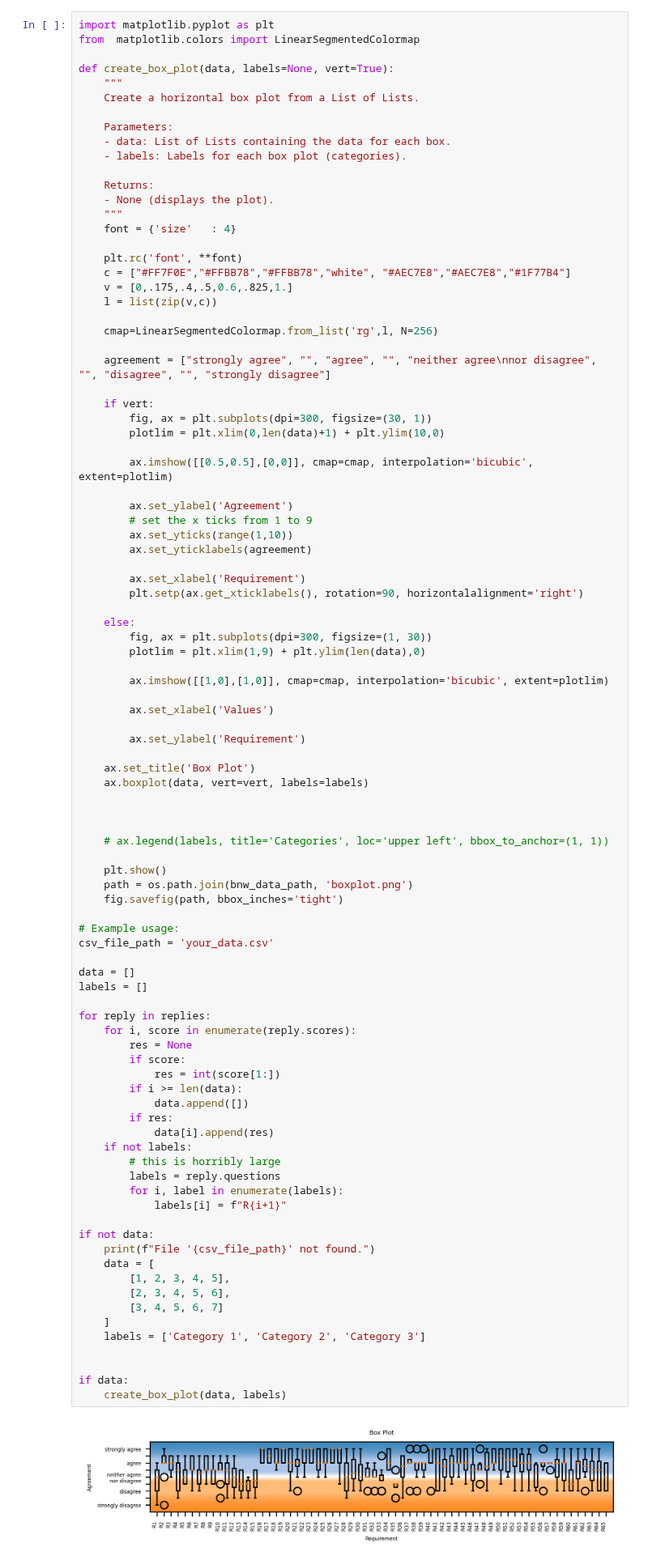
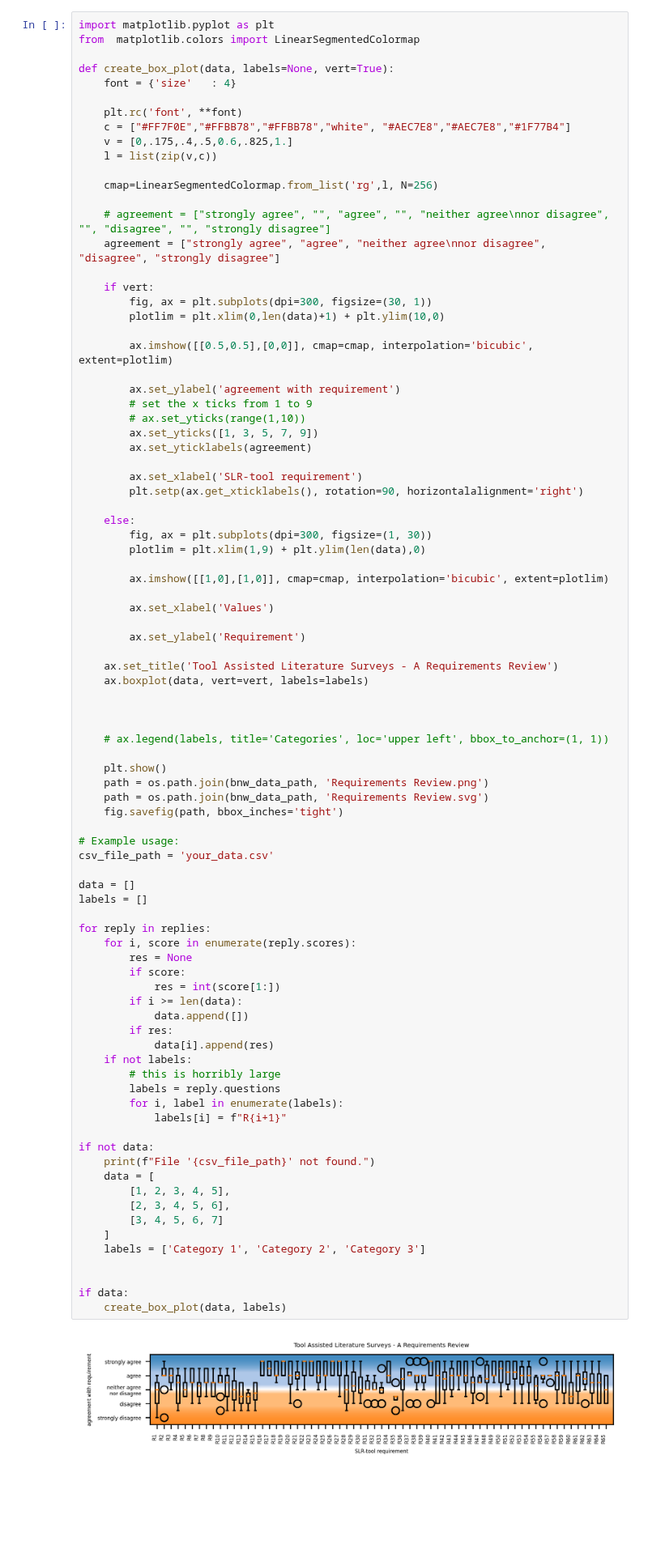
Before and after one commit to borgnetzwerk/tools, a Jupyter notebook: scripts/SWARM-SLR/data/evaluation.ipynb, the cells around one changed output. Shown at 81% size. Cells and saved outputs as stored; diff of their text form; blank space fills up the shorter version.

```diff
--- a/scripts/SWARM-SLR/data/evaluation.ipynb
+++ b/scripts/SWARM-SLR/data/evaluation.ipynb
@@ -124,16 +124,6 @@ import matplotlib.pyplot as plt
 from  matplotlib.colors import LinearSegmentedColormap
 
 def create_box_plot(data, labels=None, vert=True):
-    """
-    Create a horizontal box plot from a List of Lists.
-
-    Parameters:
-    - data: List of Lists containing the data for each box.
-    - labels: Labels for each box plot (categories).
-
-    Returns:
-    - None (displays the plot).
-    """
     font = {'size'   : 4}
 
     plt.rc('font', **font)
@@ -143,7 +133,8 @@ def create_box_plot(data, labels=None, vert=True):
 
     cmap=LinearSegmentedColormap.from_list('rg',l, N=256)
 
-    agreement = ["strongly agree", "", "agree", "", "neither agree\nnor disagree", "", "disagree", "", "strongly disagree"]
+    # agreement = ["strongly agree", "", "agree", "", "neither agree\nnor disagree", "", "disagree", "", "strongly disagree"]
+    agreement = ["strongly agree", "agree", "neither agree\nnor disagree", "disagree", "strongly disagree"]
 
     if vert:
         fig, ax = plt.subplots(dpi=300, figsize=(30, 1))
@@ -151,12 +142,13 @@ def create_box_plot(data, labels=None, vert=True):
 
         ax.imshow([[0.5,0.5],[0,0]], cmap=cmap, interpolation='bicubic', extent=plotlim)
 
-        ax.set_ylabel('Agreement')
+        ax.set_ylabel('agreement with requirement')
         # set the x ticks from 1 to 9
-        ax.set_yticks(range(1,10))
+        # ax.set_yticks(range(1,10))
+        ax.set_yticks([1, 3, 5, 7, 9])
         ax.set_yticklabels(agreement)
 
-        ax.set_xlabel('Requirement')
+        ax.set_xlabel('SLR-tool requirement')
         plt.setp(ax.get_xticklabels(), rotation=90, horizontalalignment='right')
 
     else:
@@ -169,7 +161,7 @@ def create_box_plot(data, labels=None, vert=True):
 
         ax.set_ylabel('Requirement')
 
-    ax.set_title('Box Plot')
+    ax.set_title('Tool Assisted Literature Surveys - A Requirements Review')
     ax.boxplot(data, vert=vert, labels=labels)
 
 
@@ -177,7 +169,8 @@ def create_box_plot(data, labels=None, vert=True):
     # ax.legend(labels, title='Categories', loc='upper left', bbox_to_anchor=(1, 1))
 
     plt.show()
-    path = os.path.join(bnw_data_path, 'boxplot.png')
+    path = os.path.join(bnw_data_path, 'Requirements Review.png')
+    path = os.path.join(bnw_data_path, 'Requirements Review.svg')
     fig.savefig(path, bbox_inches='tight')
 
 # Example usage:
@@ -187,31 +180,31 @@ data = []
 labels = []
 
 for reply in replies:
     for i, score in enumerate(reply.scores):
         res = None
         if score:
             res = int(score[1:])
         if i >= len(data):
             data.append([])
         if res:
             data[i].append(res)
     if not labels:
         # this is horribly large
         labels = reply.questions
         for i, label in enumerate(labels):
             labels[i] = f"R{i+1}"
 
 if not data:
     print(f"File '{csv_file_path}' not found.")
     data = [
         [1, 2, 3, 4, 5],
         [2, 3, 4, 5, 6],
         [3, 4, 5, 6, 7]
     ]
     labels = ['Category 1', 'Category 2', 'Category 3']
 
 
 if data:
     create_box_plot(data, labels)
 # %% [output]
-[figure, old version]
+[figure, new version]
```
